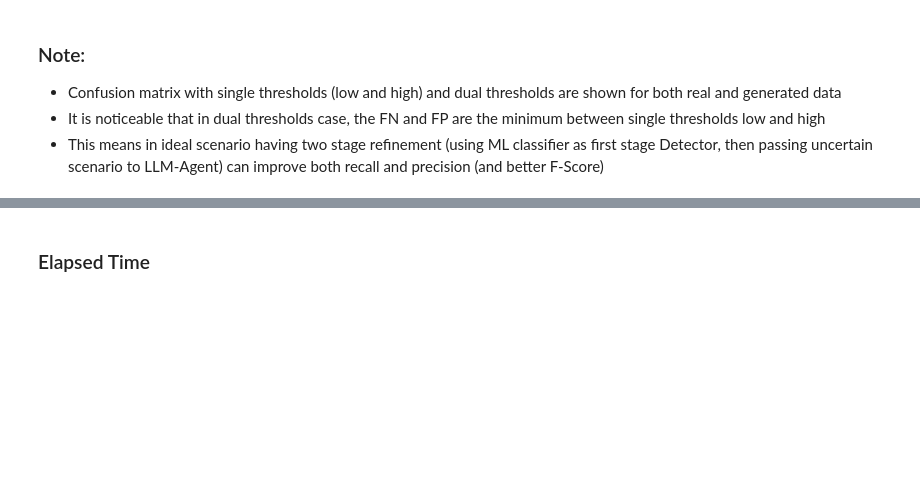
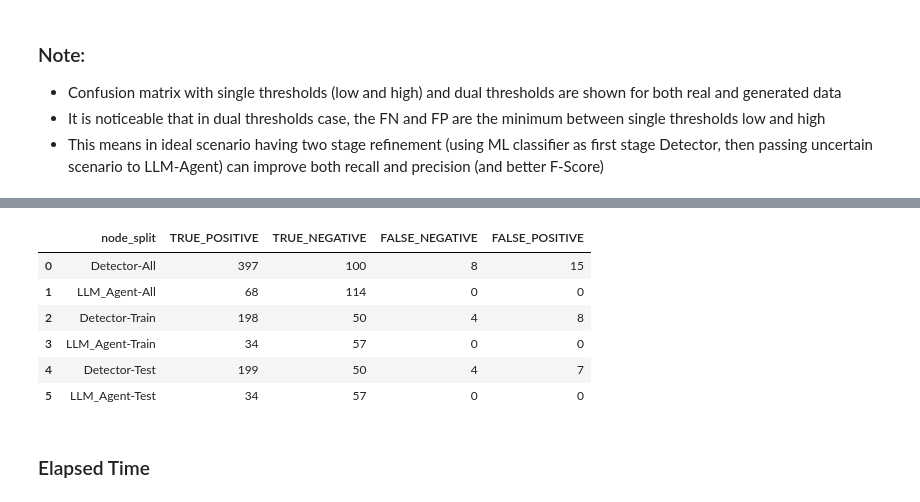
Before and after one commit to umscai/zc07-ml-genai-agentic, a Jupyter notebook: notebook/step3_prepare_data_for_ltm.ipynb, the cells around one changed output, grey strips where cells are left out. Drawn from its saved outputs; the diff is of its cells as text; code cells hidden in the pictures; blank space fills up the shorter version.

```diff
--- a/notebook/step3_prepare_data_for_ltm.ipynb
+++ b/notebook/step3_prepare_data_for_ltm.ipynb
@@ -437,3 +453,14 @@ pd.DataFrame([m1,m2,m3])
+# %%
+dfc_train, dfc_test, dfc_info = ut.split_labeled_data_to_train_test('gen_data')
+dfc_info
+# %% [output]
+|  | node_split | TRUE_POSITIVE | TRUE_NEGATIVE | FALSE_NEGATIVE | FALSE_POSITIVE |
+| 0 | Detector-All | 397 | 100 | 8 | 15 |
+| 1 | LLM_Agent-All | 68 | 114 | 0 | 0 |
+| 2 | Detector-Train | 198 | 50 | 4 | 8 |
+| 3 | LLM_Agent-Train | 34 | 57 | 0 | 0 |
+| 4 | Detector-Test | 199 | 50 | 4 | 7 |
+| 5 | LLM_Agent-Test | 34 | 57 | 0 | 0 |
 # %% [markdown]
 ### Elapsed Time
 # %%
```
Also changed, not shown: parts of 4 cells of this notebook, 11 other files.
